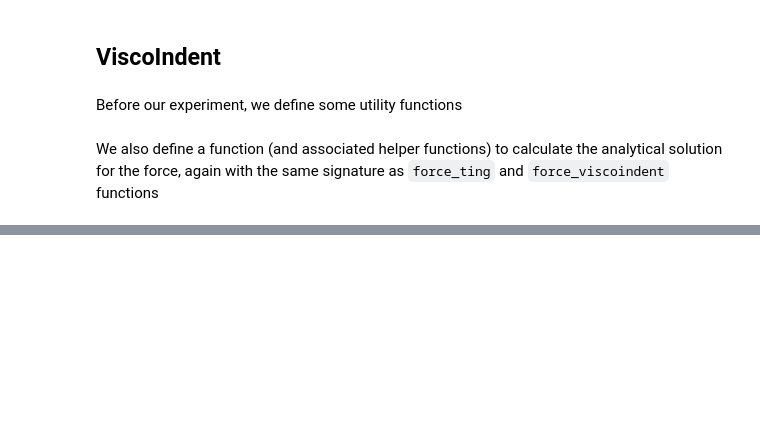
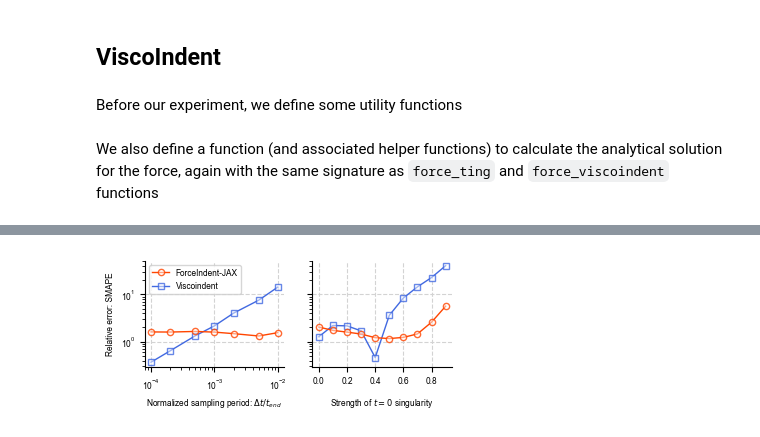
Before and after one commit to Jhko725/NeuralConstitutiveEq.jl, a Jupyter notebook: notebooks/1_framework_benchmarks.ipynb, the cells around one changed output, grey strips where cells are left out. Drawn from its saved outputs; the diff is of its cells as text; code cells hidden in the pictures; blank space fills up the shorter version.

```diff
--- a/notebooks/1_framework_benchmarks.ipynb
+++ b/notebooks/1_framework_benchmarks.ipynb
@@ -164,8 +160,0 @@ ax.legend()
-# %%
-def SMAPE(y_pred, y_true):
-    numer = jnp.abs(y_pred - y_true)
-    denom = 0.5 * (jnp.abs(y_pred) + jnp.abs(y_true))
-    denom = jnp.where(
-        denom == 0.0, 1.0, denom
-    )  # Replace zero denominator with dummy value
-    return 100 * jnp.mean(numer / denom)
@@ -177,0 +222,43 @@ print(SMAPE(f_viscoindent, f_analytic))
+# %%
+fig, axes = plt.subplots(1, 2, figsize=(90 * MM, 40 * MM), sharey=True, gridspec_kw=dict(wspace=3*MM))
+dt_array = jnp.asarray(dt_list)
+
+connected_scatter_kwargs = {
+    "Viscoindent": dict(
+        color="royalblue",
+        marker="s",
+        markersize=4,
+        linealpha=0.8,
+    ),
+    "ForceIndent-JAX": dict(
+        color="orangered",
+        marker="o",
+        markersize=4.5,
+        linealpha=0.8,
+    ),
+}
+
+ax = axes[0]
+for name, y_data in exp_dict["dt"].items():
+    ax = connected_scatter(
+        ax, dt_array, y_data, label=name, **connected_scatter_kwargs[name]
+    )
+
+ax.set_xscale("log", base=10)
+ax.set_yscale("log", base=10)
+ax = ordered_legend(ax, [1, 0])
+ax.set_xlabel(r"Normalized sampling period: $\Delta t/t_{end}$")
+ax.set_ylabel("Relative error: SMAPE")
+
+ax=axes[1]
+for name, y_data in exp_dict["alpha"].items():
+    ax = connected_scatter(
+        ax, alpha_array, y_data, label=name, **connected_scatter_kwargs[name]
+    )
+
+ax.set_xlabel(r"Strength of $t=0$ singularity")
+ax.set_yscale("log", base=10)
+fig.align_xlabels()
+fig.savefig("../figures/fig2-bc.pdf", format="pdf", dpi=1200)
+# %% [output]
+[figure, added]
```
Also changed, not shown: parts of 19 cells of this notebook, 20 other files.
